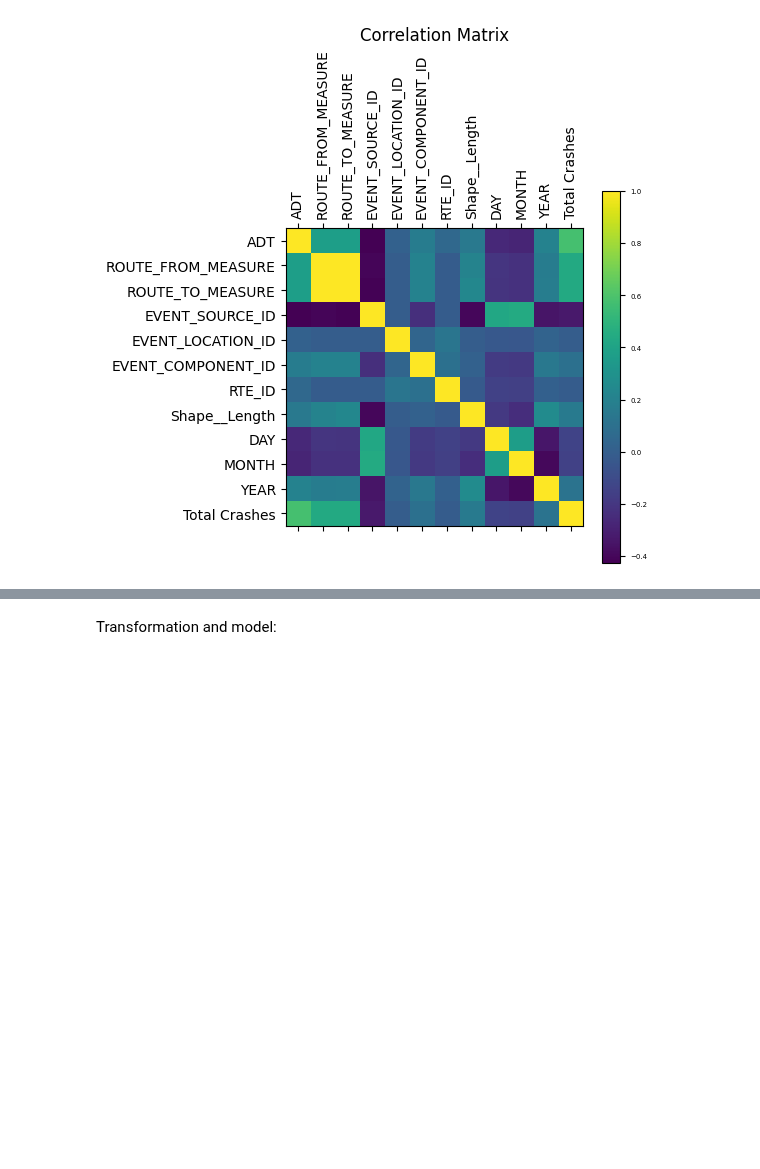
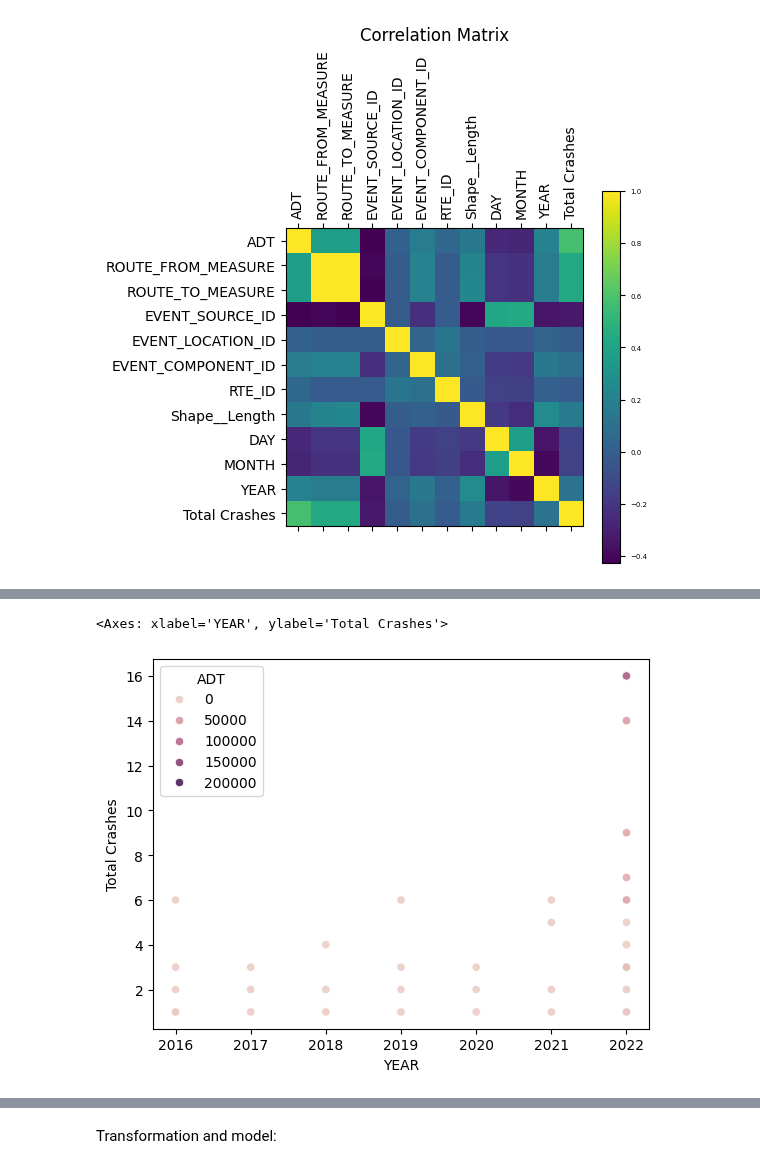
Before and after one commit to helen-yao/ML4VA, a Jupyter notebook: ML4VA/ml4va.ipynb, the cells around one changed output, grey strips where cells are left out. Drawn from its saved outputs; the diff is of its cells as text; code cells hidden in the pictures; blank space fills up the shorter version.

```diff
--- a/ML4VA/ml4va.ipynb
+++ b/ML4VA/ml4va.ipynb
@@ -363,0 +380,5 @@ plt.show()
+# %%
+sns.scatterplot(data=combined_df,x='YEAR',y='Total Crashes', hue='ADT')
+# %% [output]
+<Axes: xlabel='YEAR', ylabel='Total Crashes'>
+[figure, added]
```
Also changed, not shown: parts of 5 cells of this notebook.
